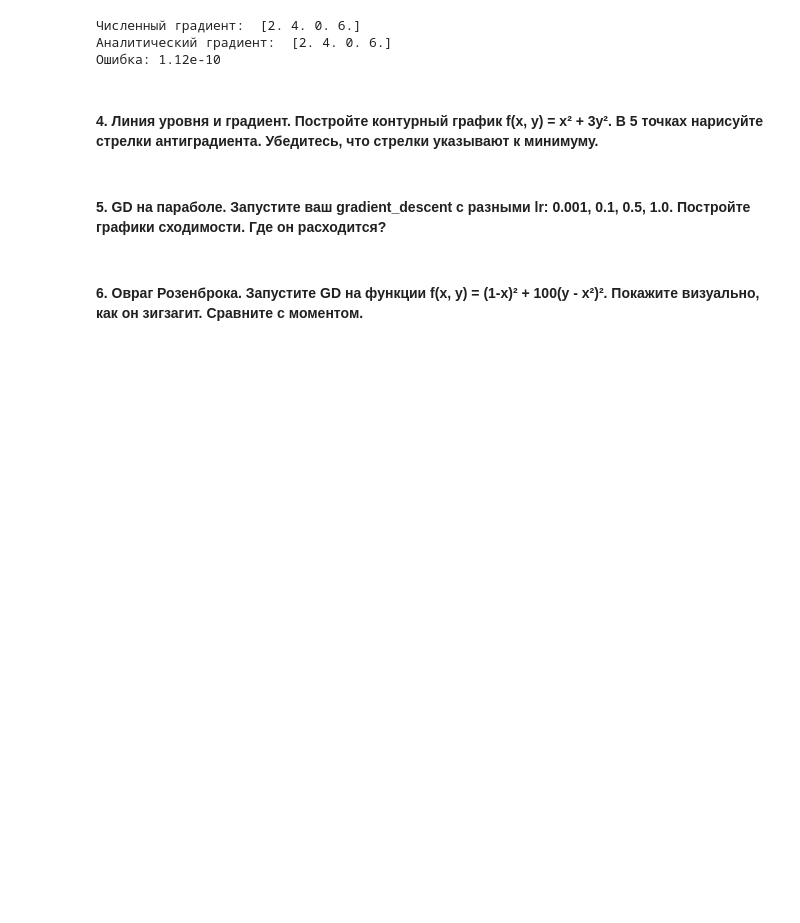
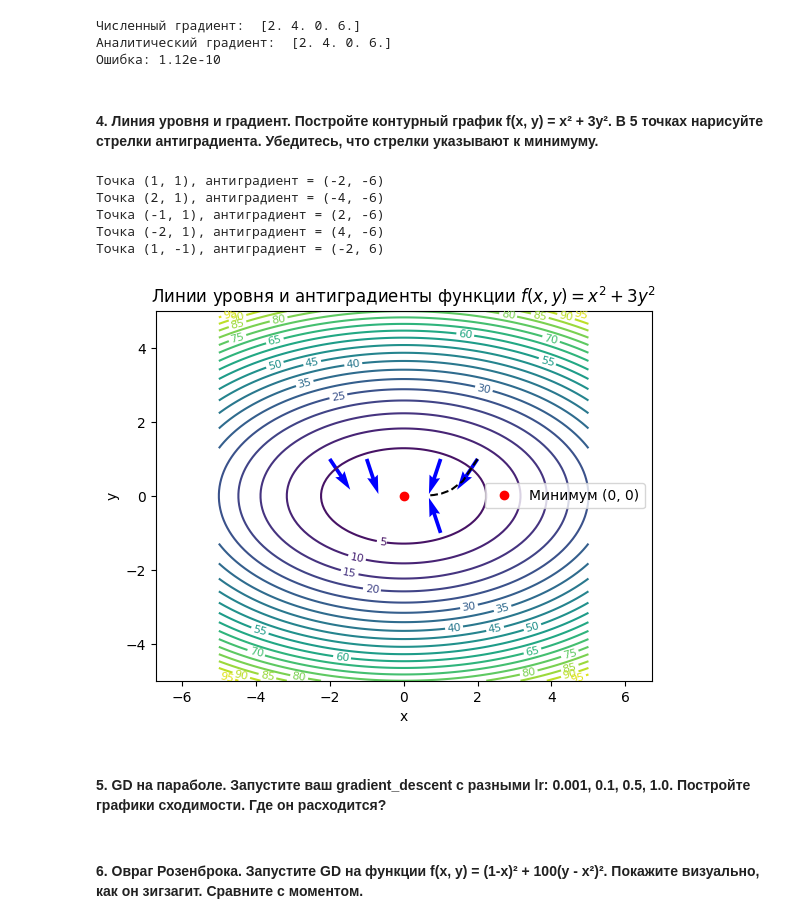
Before and after one commit to EvgenyManyak/math-for-ml-solutions, a Jupyter notebook: lessons/lesson_04/solutions.ipynb, the cells around one changed output. Drawn from its saved outputs; the diff is of its cells as text; code cells hidden in the pictures; blank space fills up the shorter version.

```diff
--- a/lessons/lesson_04/solutions.ipynb
+++ b/lessons/lesson_04/solutions.ipynb
@@ -158,6 +159,86 @@ assert relative_error < 1e-8, "Относительная ошибка слиш
 Ошибка: 1.12e-10
 # %% [markdown]
 #### 4. Линия уровня и градиент. Постройте контурный график f(x, y) = x² + 3y². В 5 точках нарисуйте стрелки антиградиента. Убедитесь, что стрелки указывают к минимуму.
+# %%
+# Определяем функцию f(x, y) = x² + 3y²
+def f(x, y):
+    return x**2 + 3 * y**2
+
+# Создаём диапазоны значений x и y
+x = np.linspace(-5, 5, 100)
+y = np.linspace(-5, 5, 100)
+
+# Формируем двумерную сетку координат
+X, Y = np.meshgrid(x, y)
+
+# Вычисляем значения функции во всех точках сетки
+Z = f(X, Y)
+
+# Строим контурный график
+contour = plt.contour(X, Y, Z, levels=20)  # 20 линий уровня
+
+# Добавляем подписи к линиям уровня
+plt.clabel(contour, inline=True, fontsize=8)
+
+# Задаём точки, в которых будут нарисованы стрелки
+points = [(1, 1), (2, 1), (-1, 1), (-2, 1), (1, -1)]
+
+# Обрабатываем каждую точку
+for x0, y0 in points:
+    # Вычисляем градиент:
+    grad_x = 2 * x0
+    grad_y = 6 * y0
+
+    # Антиградиент направлен в сторону уменьшения функции
+    anti_grad_x = -grad_x
+    anti_grad_y = -grad_y
+
+    # Проверка: печатаем координаты и антиградиент
+    print(
+        f"Точка ({x0}, {y0}), "
+        f"антиградиент = ({anti_grad_x}, {anti_grad_y})"
+    )
+
+    # Рисуем стрелку антиградиента
+    norm = np.sqrt(anti_grad_x**2 + anti_grad_y**2)
+    plt.quiver(x0, y0, anti_grad_x / norm, anti_grad_y / norm, angles='xy', scale_units='xy', scale=1.0, color='blue')
+
+# Отмечаем минимум функции в точке (0, 0)
+plt.plot(0, 0, 'ro', label='Минимум (0, 0)')
+
+# Подписываем оси и добавляем заголовок
+plt.xlabel('x')
+plt.ylabel('y')
+plt.title('Линии уровня и антиградиенты функции $f(x,y)=x^2+3y^2$')
+
+# Показываем легенду
+plt.legend()
+
+# Устанавливаем одинаковый масштаб по обеим осям
+plt.axis('equal')
+
+# Траектория спуска из точки (2, 1)
+def gradient_descent(start, lr, step=5):
+    x, y = start
+    trajectory = [(x, y)]
+    for _ in range(step):
+        x -= lr * 2 * x
+        y -= lr * 6 * y
+        trajectory.append((x, y))
+    return trajectory
+trajectory = gradient_descent(start=(2, 1), lr=0.1, step=5)
+xs, ys = zip(*trajectory)
+plt.plot(xs, ys, 'k--', label='Траектория спуска')
+
+# Отображаем график
+plt.show()
+# %% [output]
+Точка (1, 1), антиградиент = (-2, -6)
+Точка (2, 1), антиградиент = (-4, -6)
+Точка (-1, 1), антиградиент = (2, -6)
+Точка (-2, 1), антиградиент = (4, -6)
+Точка (1, -1), антиградиент = (-2, 6)
+[figure, added]
 # %% [markdown]
 #### 5. GD на параболе. Запустите ваш gradient_descent с разными lr: 0.001, 0.1, 0.5, 1.0. Постройте графики сходимости. Где он расходится?
 # %% [markdown]
```
Also changed, not shown: parts of 1 cell of this notebook.
